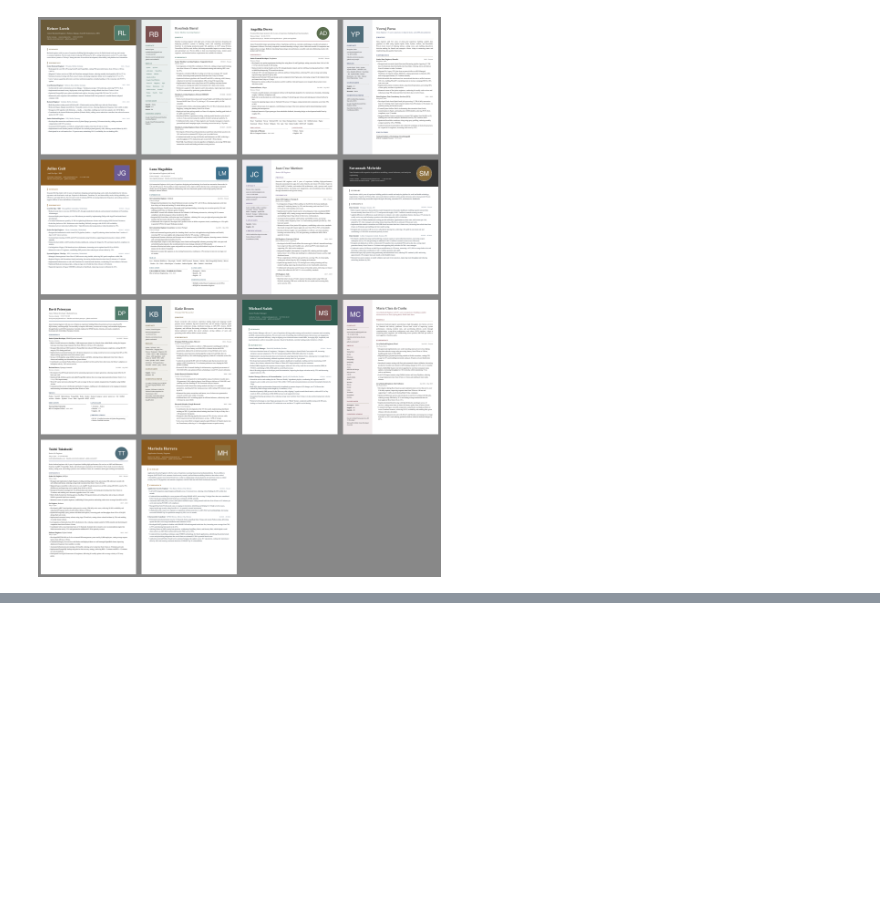
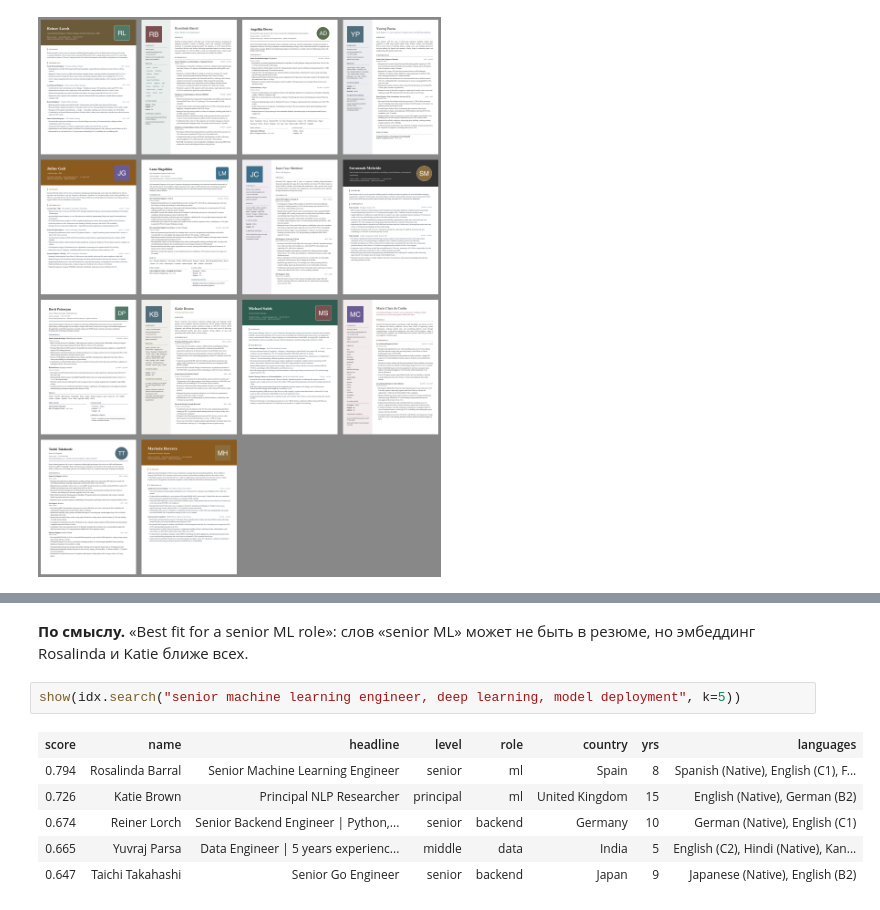
Before and after one commit to ananasDDA/cv-screener, a Jupyter notebook: demo.ipynb, the cells around one changed output, grey strips where cells are left out. Drawn from its saved outputs; the diff is of its cells as text; blank space fills up the shorter version.

```diff
--- a/demo.ipynb
+++ b/demo.ipynb
@@ -165,0 +213,11 @@ display(sheet)
+# %% [markdown]
+**По смыслу.** «Best fit for a senior ML role»: слов «senior ML» может не быть в резюме, но эмбеддинг Rosalinda и Katie ближе всех.
+# %%
+show(idx.search("senior machine learning engineer, deep learning, model deployment", k=5))
+# %% [output]
+| score | name | headline | level | role | country | yrs | languages |
+| 0.794 | Rosalinda Barral | Senior Machine Learning Engineer | senior | ml | Spain | 8 | Spanish (Native), English (C1), F... |
+| 0.726 | Katie Brown | Principal NLP Researcher | principal | ml | United Kingdom | 15 | English (Native), German (B2) |
+| 0.674 | Reiner Lorch | Senior Backend Engineer | Python,... | senior | backend | Germany | 10 | German (Native), English (C1) |
+| 0.665 | Yuvraj Parsa | Data Engineer | 5 years experienc... | middle | data | India | 5 | English (C2), Hindi (Native), Kan... |
+| 0.647 | Taichi Takahashi | Senior Go Engineer | senior | backend | Japan | 9 | Japanese (Native), English (B2) |
```
Also changed, not shown: parts of 12 cells of this notebook, 3 other files.
